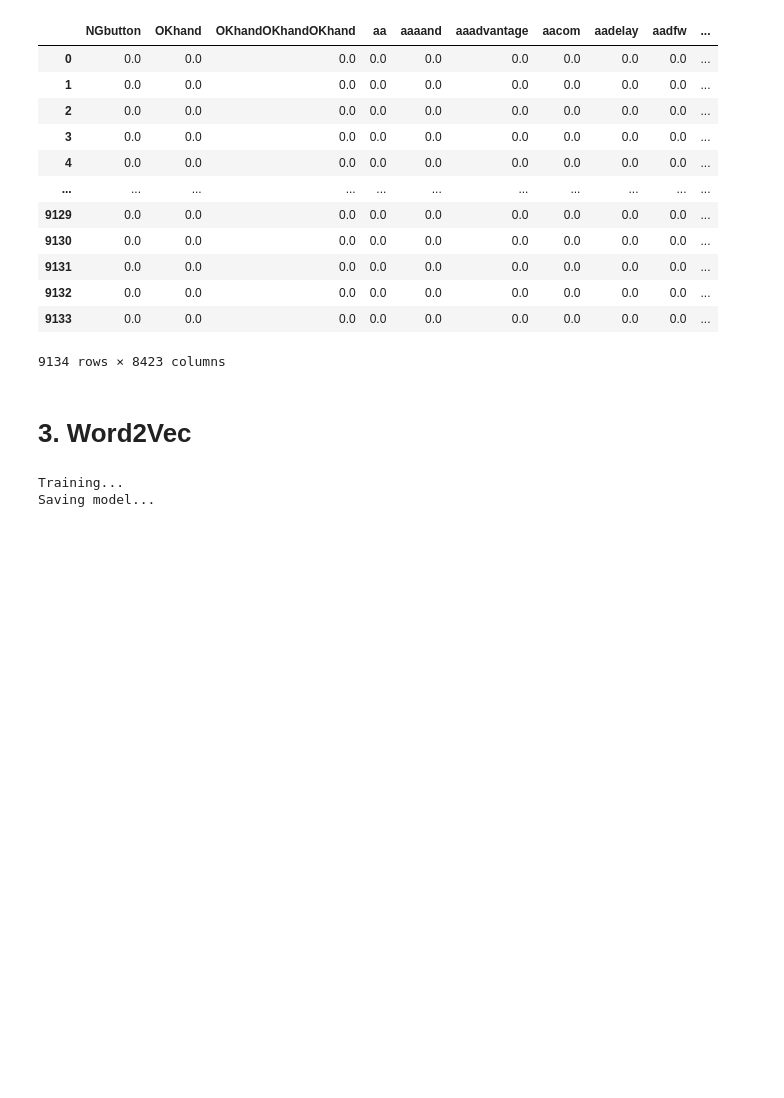
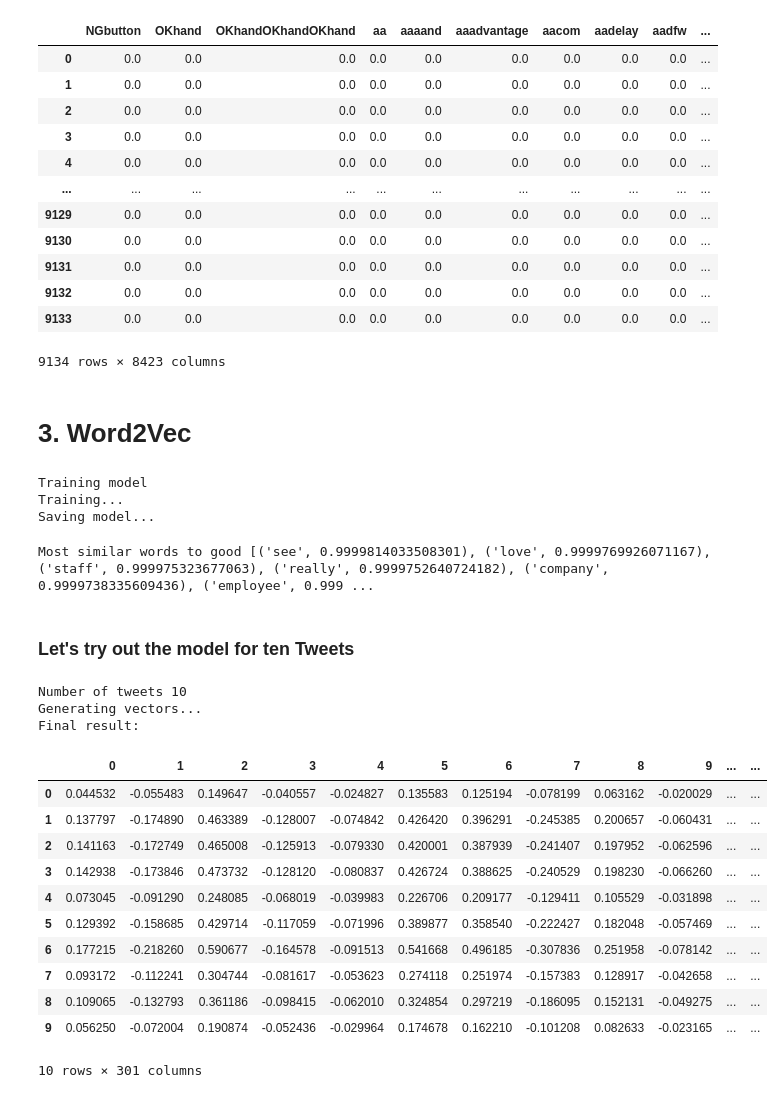
Before and after one commit to laurabravopriegue/SG_NLP_lunchnlearn, a Jupyter notebook: LEVEL_3.ipynb, the cells around one changed output. Cells and saved outputs as stored; diff of their text form; code cells hidden in the pictures; blank space fills up the shorter version.

```diff
--- a/LEVEL_3.ipynb
+++ b/LEVEL_3.ipynb
@@ -777,5 +686,0 @@ def word2vec_evaluating(model):
-# %%
-word2vec_training(df)
-# %% [output]
-Training...
-Saving model...
@@ -781,0 +704,12 @@ Saving model...
+# %%
+print("Training model")
+word2vec_model = word2vec_training(df)
+# %% [output]
+Training model
+Training...
+Saving model...
+# %%
+word_to_evaluate = 'good'
+print("Most similar words to " + word_to_evaluate, word2vec_model.wv.most_similar([word_to_evaluate]))
+# %% [output]
+Most similar words to good [('see', 0.9999814033508301), ('love', 0.9999769926071167), ('staff', 0.999975323677063), ('really', 0.9999752640724182), ('company', 0.9999738335609436), ('employee', 0.999 ...
@@ -781,0 +754,23 @@ Saving model...
+# %% [markdown]
+### Let's try out the model for ten Tweets
+# %%
+ten_tweets = df[0:10]
+word2vec_example = word2vec_vectorizer(ten_tweets, word2vec_model)
+print("Final result:")
+word2vec_example
+# %% [output]
+Number of tweets 10
+Generating vectors...
+Final result:
+|  | 0 | 1 | 2 | 3 | 4 | 5 | 6 | 7 | 8 | 9 | ... | ... |
+| 0 | 0.044532 | -0.055483 | 0.149647 | -0.040557 | -0.024827 | 0.135583 | 0.125194 | -0.078199 | 0.063162 | -0.020029 | ... | ... |
+| 1 | 0.137797 | -0.174890 | 0.463389 | -0.128007 | -0.074842 | 0.426420 | 0.396291 | -0.245385 | 0.200657 | -0.060431 | ... | ... |
+| 2 | 0.141163 | -0.172749 | 0.465008 | -0.125913 | -0.079330 | 0.420001 | 0.387939 | -0.241407 | 0.197952 | -0.062596 | ... | ... |
+| 3 | 0.142938 | -0.173846 | 0.473732 | -0.128120 | -0.080837 | 0.426724 | 0.388625 | -0.240529 | 0.198230 | -0.066260 | ... | ... |
+| 4 | 0.073045 | -0.091290 | 0.248085 | -0.068019 | -0.039983 | 0.226706 | 0.209177 | -0.129411 | 0.105529 | -0.031898 | ... | ... |
+| 5 | 0.129392 | -0.158685 | 0.429714 | -0.117059 | -0.071996 | 0.389877 | 0.358540 | -0.222427 | 0.182048 | -0.057469 | ... | ... |
+| 6 | 0.177215 | -0.218260 | 0.590677 | -0.164578 | -0.091513 | 0.541668 | 0.496185 | -0.307836 | 0.251958 | -0.078142 | ... | ... |
+| 7 | 0.093172 | -0.112241 | 0.304744 | -0.081617 | -0.053623 | 0.274118 | 0.251974 | -0.157383 | 0.128917 | -0.042658 | ... | ... |
+| 8 | 0.109065 | -0.132793 | 0.361186 | -0.098415 | -0.062010 | 0.324854 | 0.297219 | -0.186095 | 0.152131 | -0.049275 | ... | ... |
+| 9 | 0.056250 | -0.072004 | 0.190874 | -0.052436 | -0.029964 | 0.174678 | 0.162210 | -0.101208 | 0.082633 | -0.023165 | ... | ... |
+10 rows × 301 columns
```
Also changed, not shown: parts of 22 cells of this notebook, 1 other file.
